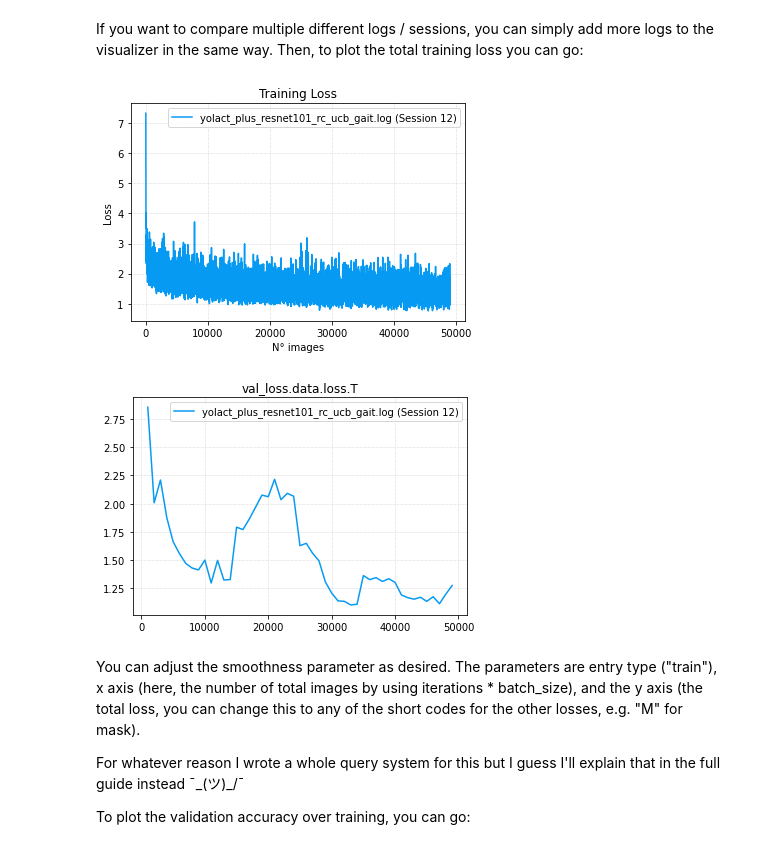
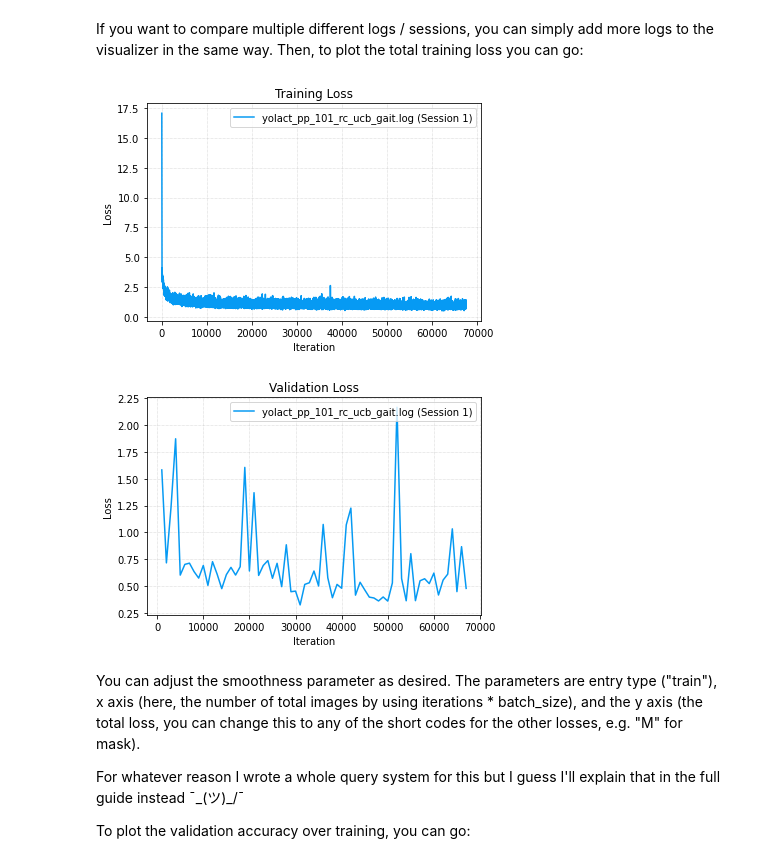
Before and after one commit to JosmarSuarez/yolact, a Jupyter notebook: yolact_visualizer.ipynb, the cells around one changed output. Saved outputs shown, nothing was run; the diff lists cells and outputs as text; code cells hidden in the pictures.

```diff
--- a/yolact_visualizer.ipynb
+++ b/yolact_visualizer.ipynb
@@ -6,7 +6,7 @@ import matplotlib.pyplot as plt
 from utils.logger import LogVisualizer
 vis = LogVisualizer()
 # %%
-log_file = '/home/josmar/proyectos/yolact/logs/yolact_plus_resnet101_rc_ucb_gait.log'
+log_file = '/home/josmar/proyectos/yolact/logs/yolact_pp_101_rc_ucb_gait.log'
 # %% [markdown]
 Each log file is split into training "sessions" where every time you restart / resume from training with the same config it opens up a new session. To check what sessions a log file has, simply run:
 # %%
@@ -28,24 +17,30 @@ Session  12:    49169 entries | 5:19:20 elapsed
 # %% [markdown]
 This will print out all the sessions in the log file along with how many iterations (entries) and the time elapsed in training that session. If you have resumed from training, you can also use multiple sessions, so pick out the session ids you want to use and then load that session (or sessions) with:
 # %%
-vis.add(log_file, session=12) # If multiple sessions, use a list of ids (14 and 19 is the longest)yolact_base.log(32 has square dataset)
+vis.add(log_file, session=1) # If multiple sessions, use a list of ids (14 and 19 is the longest)yolact_base.log(32 has square dataset)
 #logs/yolact_plus_resnet101_ucb_gait.log  Session 5 is square and the longest 3/11/20
 # %% [markdown]
 If you want to compare multiple different logs / sessions, you can simply add more logs to the visualizer in the same way. Then, to plot the total training loss you can go:
 # %%
 # train_fig = vis.plot('train', 'x.data.iter * s.data.batch_size', 'x.data.loss.T', smoothness=1000)
 train_fig = vis.plot('train', 'x.data.iter', 'x.data.loss.T', smoothness=10)
-plt.xlabel("N° images")
+plt.xlabel("Iteration")
 plt.ylabel("Loss")
 plt.title("Training Loss")
-# plt.savefig("/home/josmar/proyectos/yolact/my_results/Plots/train_resnet101_ucb_gait.svg")
+# plt.savefig("/media/josmar/Nuevo vol/Taller de Grado/Elementos presentación/Videos_evidencia/yolact_plots/train_resnet101_ucb_gait.svg")
 plt.show()
 # %% [output]
-[figure, old version]
+[figure, new version]
 # %%
-val_loss_fig = vis.plot('val_loss', 'x.data.iter ', 'x.data.loss.T', smoothness=10)
+val_loss_fig = vis.plot('val_loss', 'x.data.iter ', 'x.data.loss.T', smoothness=1)
+
+plt.xlabel("Iteration")
+plt.ylabel("Loss")
+plt.title("Validation Loss")
+# plt.savefig("/media/josmar/Nuevo vol/Taller de Grado/Elementos presentación/Videos_evidencia/yolact_plots/val_resnet101_ucb_gait.svg")
+plt.show()
 # %% [output]
-[figure, old version]
+[figure, new version]
 # %% [markdown]
 You can adjust the smoothness parameter as desired. The parameters are entry type ("train"), x axis (here, the number of total images by using iterations * batch_size), and the y axis (the total loss, you can change this to any of the short codes for the other losses, e.g. "M" for mask).
 
```
Also changed, not shown: parts of 3 cells of this notebook, 6 other files.
